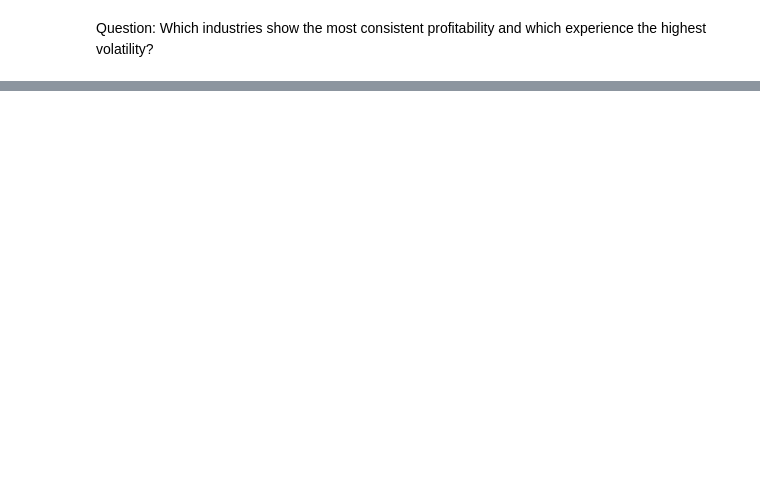
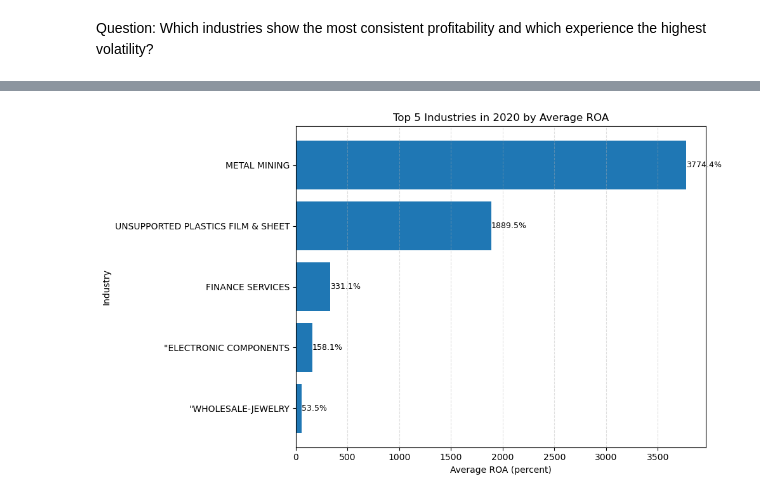
Before and after one commit to Tianyi-2000/Distributed_computing_group_project, a Jupyter notebook: notebooks/boston.ipynb, the cells around one changed output, grey strips where cells are left out. Drawn from its saved outputs; the diff is of its cells as text; code cells hidden in the pictures; blank space fills up the shorter version.

Commit message:
Add RDD ROA analysis and plots

```diff
--- a/notebooks/boston.ipynb
+++ b/notebooks/boston.ipynb
@@ -200,0 +121,45 @@ Top 10 industries by average ROA
+# %%
+sic_stats = sic_stats_raw.map(lambda x: (
+    x[0], x[1][0] / x[1][2],
+    sqrt(max((x[1][1] / x[1][2]) - (x[1][0] / x[1][2])**2, 0)),
+    x[1][2]))
+# %%
+sic_lookup_path = "/Users/bostonbautista/Desktop/MSDS_694/Distributed_computing_group_project/data/SIC_Lookup.csv"
+
+sic_lookup_rdd = (
+    sc.textFile(sic_lookup_path)\
+    .map(lambda x: x.split(","))\
+    .filter(lambda x: len(x) >= 2 and x[0] != "sic")\
+    .map(lambda x: (x[0], x[1])))
+
+sic_named = (sic_stats
+    .map(lambda x: (x[0], (x[1], x[2], x[3])))\
+    .join(sic_lookup_rdd)\
+    .map(lambda x: (x[0], x[1][0][0], x[1][0][1], x[1][0][2], x[1][1])))
+# %%
+top_avg = sic_named.sortBy(lambda x: x[1], ascending=False).take(5)
+top_vol = sic_named.sortBy(lambda x: x[2], ascending=False).take(5)
+
+import pandas as pd
+import matplotlib.pyplot as plt
+
+cols = ["sic", "avg_roa", "std_roa", "n", "industry"]
+
+df_avg = pd.DataFrame(top_avg, columns=cols).sort_values("avg_roa")
+df_vol = pd.DataFrame(top_vol, columns=cols).sort_values("std_roa")
+# %%
+plt.figure(figsize=(10, 6))
+avg_pct = df_avg["avg_roa"] * 100
+plt.barh(df_avg["industry"], avg_pct)
+plt.xlabel("Average ROA (percent)")
+plt.ylabel("Industry")
+plt.title("Top 5 Industries in 2020 by Average ROA")
+plt.grid(axis="x", linestyle="--", alpha=0.4)
+
+for y, v in enumerate(avg_pct):
+    plt.text(v + 0.1, y, f"{v:.1f}%", va="center", fontsize=9)
+
+plt.tight_layout()
+plt.show()
+# %% [output]
+[figure, added]
```
Also changed, not shown: parts of 18 cells of this notebook.
